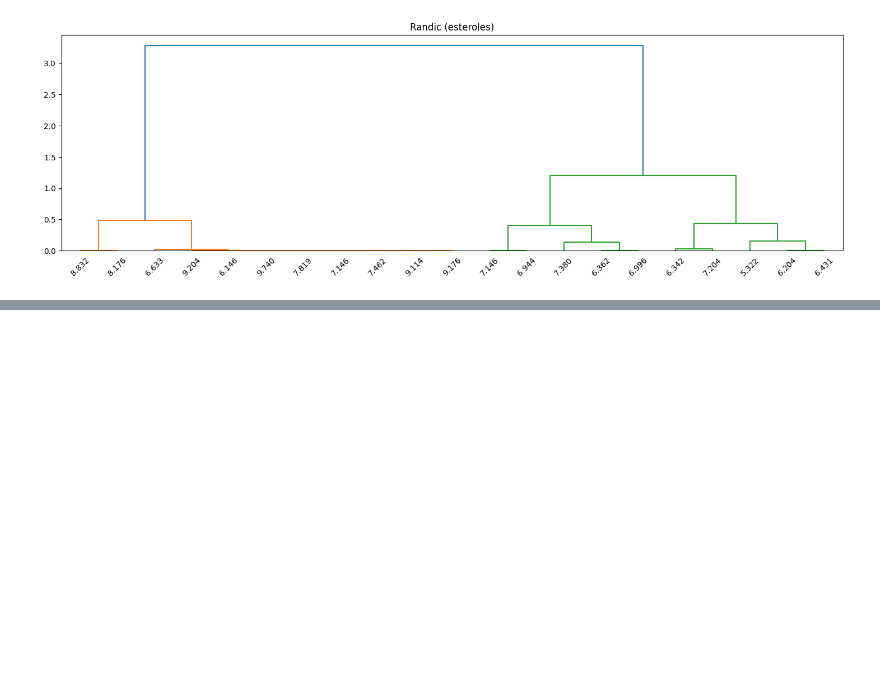
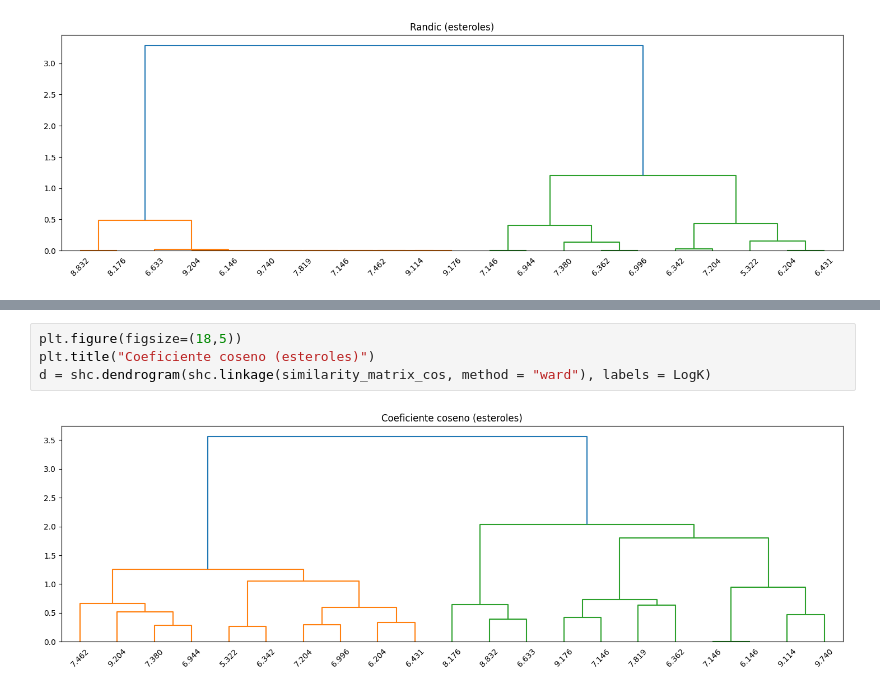
Before and after one commit to jisusP/Art-culo, a Jupyter notebook: Esteroides.ipynb, the cells around one changed output, grey strips where cells are left out. Saved outputs shown, nothing was run; the diff lists cells and outputs as text; blank space fills up the shorter version.

```diff
--- a/Esteroides.ipynb
+++ b/Esteroides.ipynb
@@ -168,0 +151,6 @@ d = shc.dendrogram(shc.linkage(similarity_matrix_randic, method = "ward"), label
+# %%
+plt.figure(figsize=(18,5))
+plt.title("Coeficiente coseno (esteroles)")
+d = shc.dendrogram(shc.linkage(similarity_matrix_cos, method = "ward"), labels = LogK)
+# %% [output]
+[figure, added]
```
Also changed, not shown: parts of 10 cells of this notebook.
